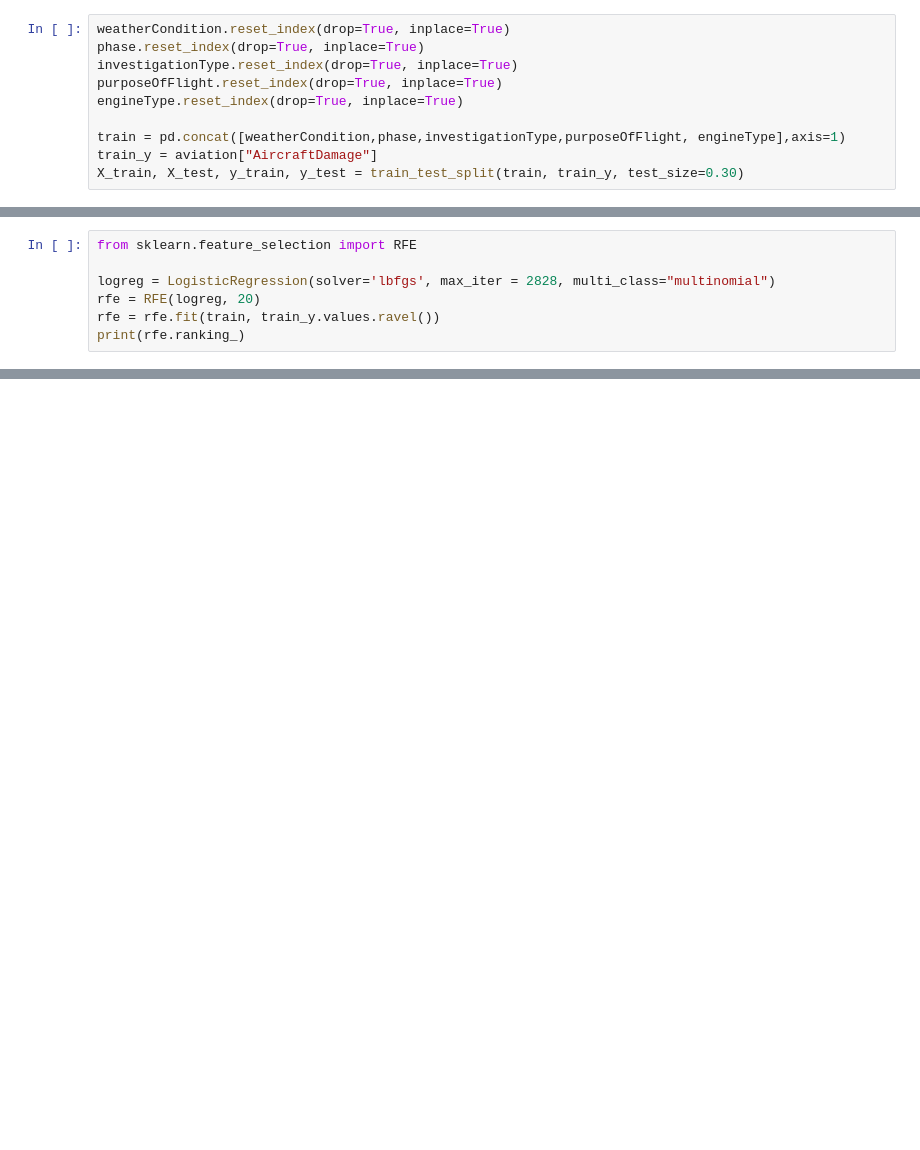
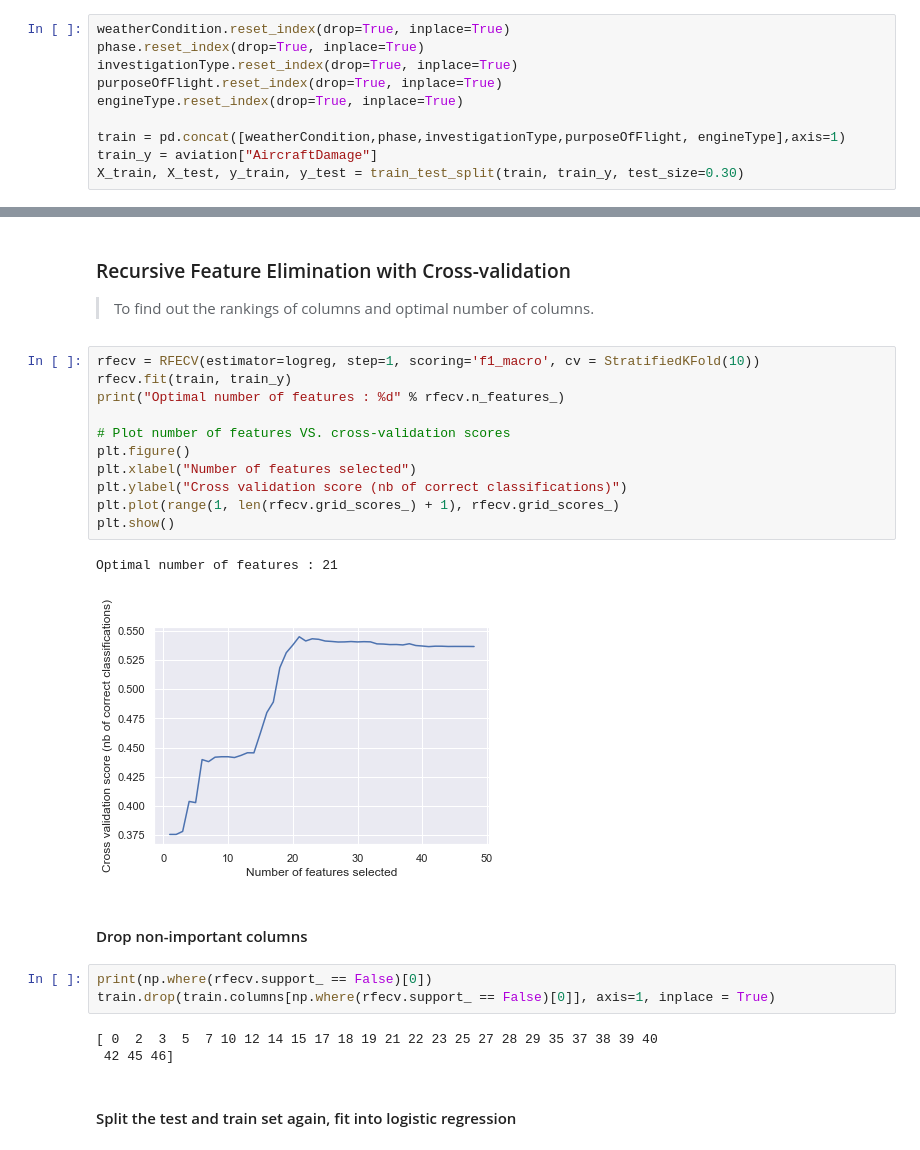
Before and after one commit to guannwei/CZ1015-Proj, a Jupyter notebook: Machine Learning/Logistic Regression.ipynb, the cells around one changed output, grey strips where cells are left out. Saved outputs shown, nothing was run; the diff lists cells and outputs as text; blank space fills up the shorter version.

```diff
--- a/Machine Learning/Logistic Regression.ipynb
+++ b/Machine Learning/Logistic Regression.ipynb
@@ -58,7 +47,0 @@ weighted avg       0.74      0.77      0.73     23743
-# %%
-from sklearn.feature_selection import RFE
-
-logreg = LogisticRegression(solver='lbfgs', max_iter = 2828, multi_class="multinomial")
-rfe = RFE(logreg, 20)
-rfe = rfe.fit(train, train_y.values.ravel())
-print(rfe.ranking_)
@@ -105 +68,28 @@ print(train_cleaned.columns.values)
+# %% [markdown]
+### Recursive Feature Elimination with Cross-validation
+> To find out the rankings of columns and optimal number of columns.
+# %%
+rfecv = RFECV(estimator=logreg, step=1, scoring='f1_macro', cv = StratifiedKFold(10))
+rfecv.fit(train, train_y)
+print("Optimal number of features : %d" % rfecv.n_features_)
+
+# Plot number of features VS. cross-validation scores
+plt.figure()
+plt.xlabel("Number of features selected")
+plt.ylabel("Cross validation score (nb of correct classifications)")
+plt.plot(range(1, len(rfecv.grid_scores_) + 1), rfecv.grid_scores_)
+plt.show()
+# %% [output]
+Optimal number of features : 21
+[figure, added]
+# %% [markdown]
+#### Drop non-important columns
+# %%
+print(np.where(rfecv.support_ == False)[0])
+train.drop(train.columns[np.where(rfecv.support_ == False)[0]], axis=1, inplace = True)
+# %% [output]
+[ 0  2  3  5  7 10 12 14 15 17 18 19 21 22 23 25 27 28 29 35 37 38 39 40
+ 42 45 46]
+# %% [markdown]
+#### Split the test and train set again, fit into logistic regression
 # %%
```
Also changed, not shown: parts of 18 cells of this notebook, 1 other file.
